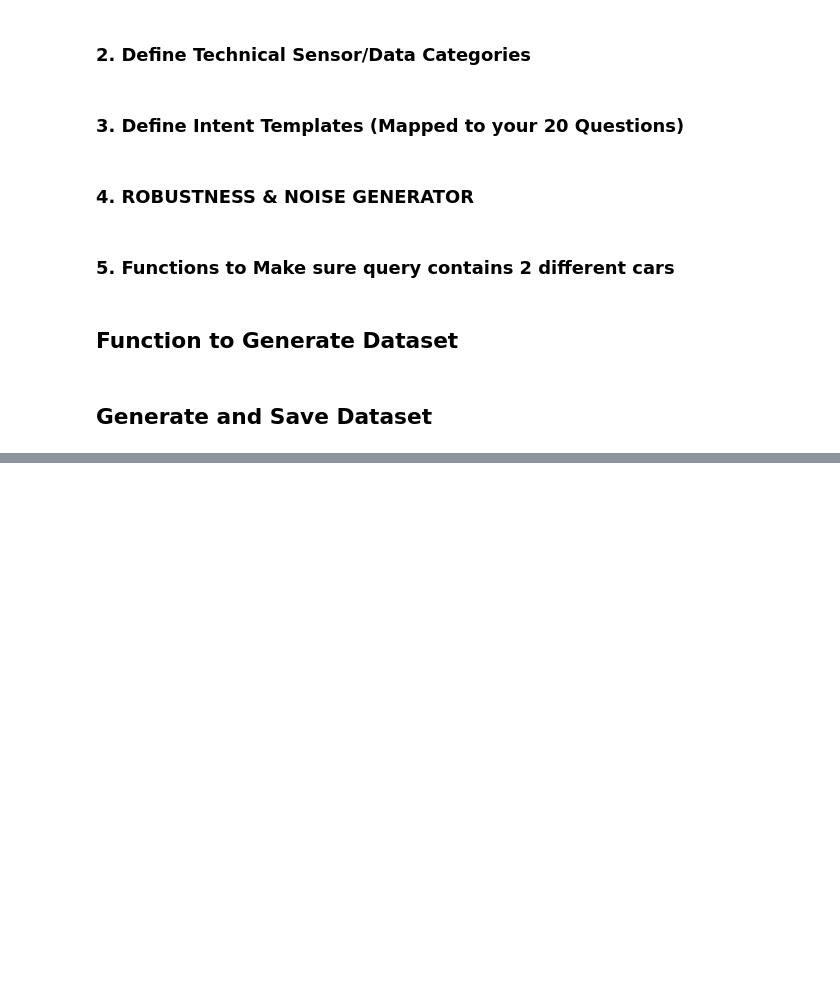
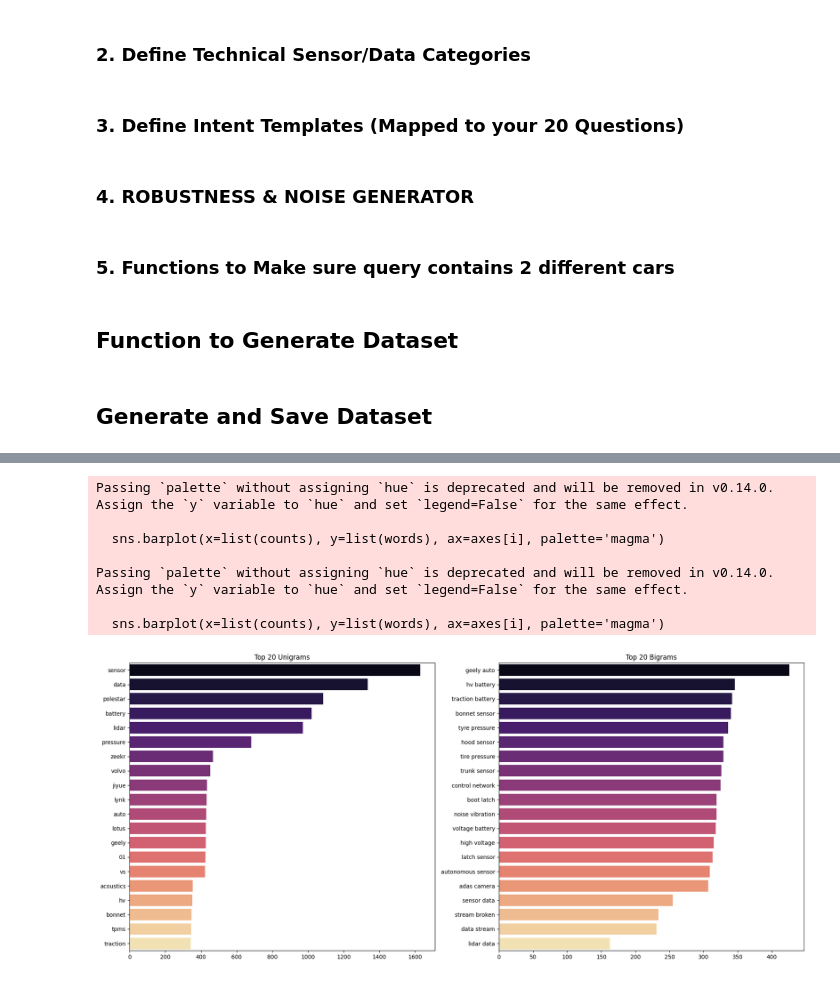
Before and after one commit to punnoose-1620/masters-thesis-sensor-data, a Jupyter notebook: Intent_Data_Generator.ipynb, the cells around one changed output, grey strips where cells are left out. Drawn from its saved outputs; the diff is of its cells as text; code cells hidden in the pictures; blank space fills up the shorter version.

```diff
--- a/Intent_Data_Generator.ipynb
+++ b/Intent_Data_Generator.ipynb
@@ -324,0 +367,17 @@ Success! Generated 7500 unique entries for automotive sensor intent model.
+# %%
+def plot_ngram_frequency(df, n=2, top_k=20):
+    fig, axes = plt.subplots(1, 2, figsize=(18, 8))
+
+    for i, gram_size in enumerate([1, 2]):
+        vec = CountVectorizer(ngram_range=(gram_size, gram_size), stop_words='english').fit(df['query'])
+        bag_of_words = vec.transform(df['query'])
+        sum_words = bag_of_words.sum(axis=0)
+        words_freq = [(word, sum_words[0, idx]) for word, idx in vec.vocabulary_.items()]
+        words_freq = sorted(words_freq, key=lambda x: x[1], reverse=True)[:top_k]
+
+        words, counts = zip(*words_freq)
+        sns.barplot(x=list(counts), y=list(words), ax=axes[i], palette='magma')
+        axes[i].set_title(f'Top {top_k} {"Unigrams" if gram_size==1 else "Bigrams"}')
+
+    plt.tight_layout()
+    plt.show()
@@ -324,0 +449,11 @@ Success! Generated 7500 unique entries for automotive sensor intent model.
+# %%
+plot_ngram_frequency(df)
+# %% [output]
+Passing `palette` without assigning `hue` is deprecated and will be removed in v0.14.0. Assign the `y` variable to `hue` and set `legend=False` for the same effect.
+
+  sns.barplot(x=list(counts), y=list(words), ax=axes[i], palette='magma')
+
+Passing `palette` without assigning `hue` is deprecated and will be removed in v0.14.0. Assign the `y` variable to `hue` and set `legend=False` for the same effect.
+
+  sns.barplot(x=list(counts), y=list(words), ax=axes[i], palette='magma')
+[figure, added]
```
Also changed, not shown: parts of 22 cells of this notebook.
